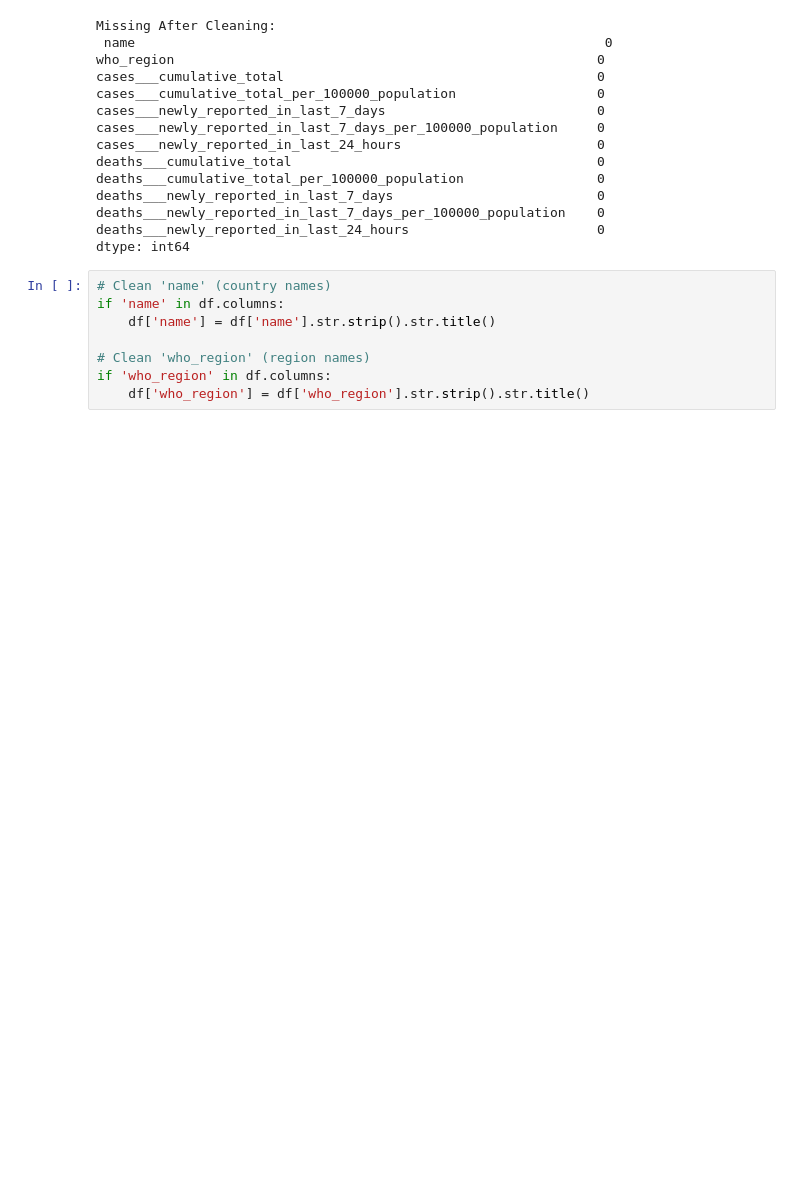
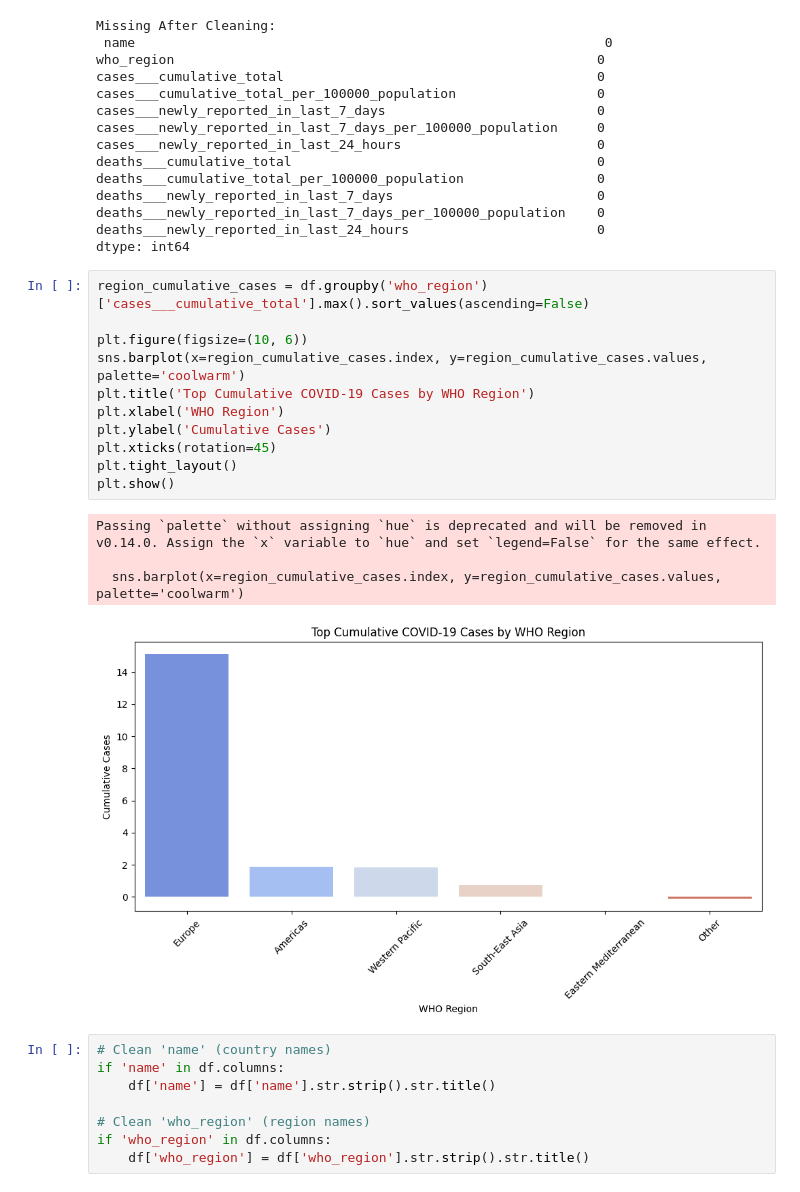
Before and after one commit to UjalaWKarim/WHO-Dataset, a Jupyter notebook: WHO_DataSet.ipynb, the cells around one changed output. Cells and saved outputs as stored; diff of their text form; blank space fills up the shorter version.

```diff
--- a/WHO_DataSet.ipynb
+++ b/WHO_DataSet.ipynb
@@ -104,6 +104,22 @@ deaths___newly_reported_in_last_7_days                          0
 deaths___newly_reported_in_last_7_days_per_100000_population    0
 deaths___newly_reported_in_last_24_hours                        0
 dtype: int64
+# %%
+region_cumulative_cases = df.groupby('who_region')['cases___cumulative_total'].max().sort_values(ascending=False)
+
+plt.figure(figsize=(10, 6))
+sns.barplot(x=region_cumulative_cases.index, y=region_cumulative_cases.values, palette='coolwarm')
+plt.title('Top Cumulative COVID-19 Cases by WHO Region')
+plt.xlabel('WHO Region')
+plt.ylabel('Cumulative Cases')
+plt.xticks(rotation=45)
+plt.tight_layout()
+plt.show()
+# %% [output]
+Passing `palette` without assigning `hue` is deprecated and will be removed in v0.14.0. Assign the `x` variable to `hue` and set `legend=False` for the same effect.
+
+  sns.barplot(x=region_cumulative_cases.index, y=region_cumulative_cases.values, palette='coolwarm')
+[figure, added]
 # %%
 # Clean 'name' (country names)
 if 'name' in df.columns:
```
